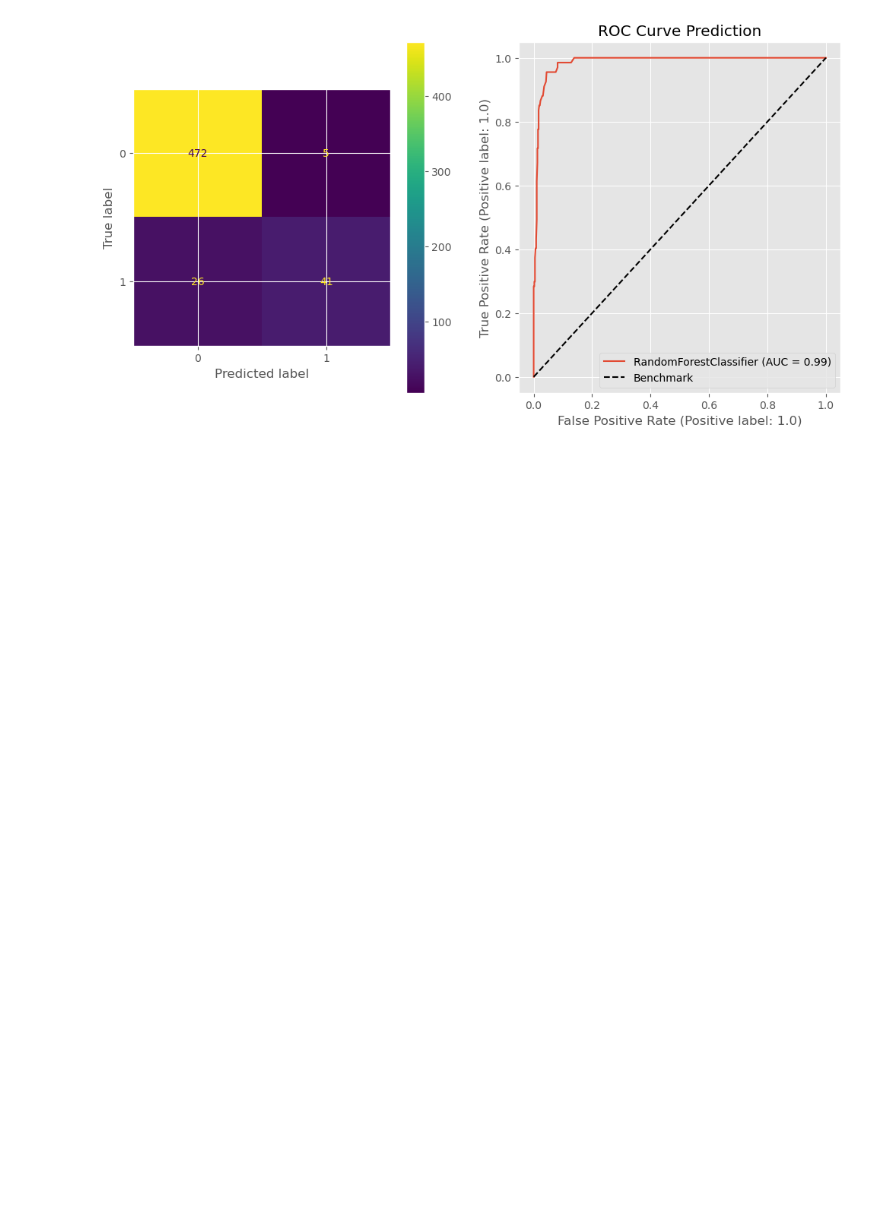
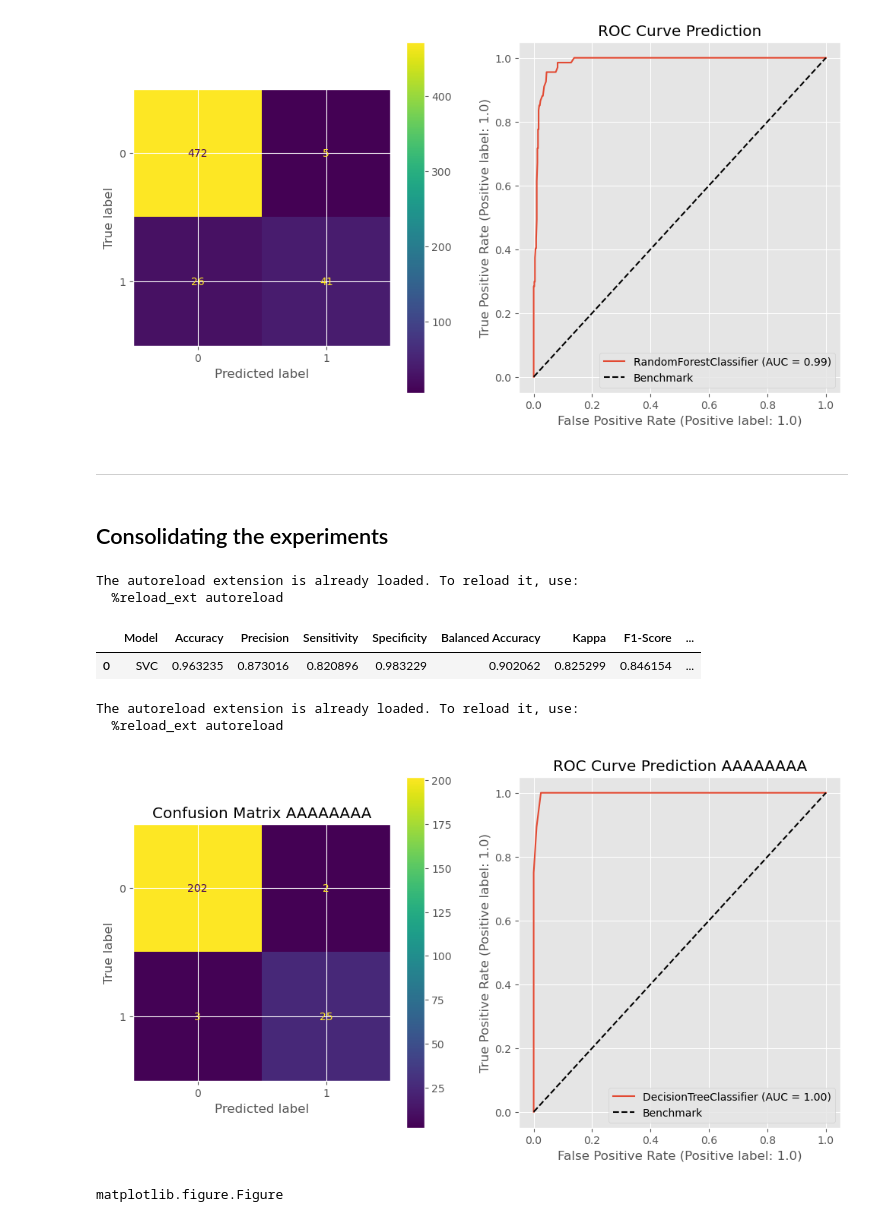
Before and after one commit to SalisEduardo/Projeto-PTC3567, a Jupyter notebook: classification_basic_approch.ipynb, the cells around one changed output. Drawn from its saved outputs; the diff is of its cells as text; code cells hidden in the pictures; blank space fills up the shorter version.

Commit message:
Generalize experiments and update  metrics module

```diff
--- a/classification_basic_approch.ipynb
+++ b/classification_basic_approch.ipynb
@@ -606,3 +623,36 @@ Gini  - Test :  0.97
 ----------------------------------------------------------------------------------------------------
 [figure]
 [figure]
+# %% [markdown]
+-----
+# %% [markdown]
+
+##  Consolidating the experiments
+# %%
+%load_ext autoreload
+%autoreload 2
+
+import utils_FRED_MD.model_evaluation  as me
+
+me.get_metrics_table(best_svm_kernel , y_test, X_test_norm)
+# %% [output]
+The autoreload extension is already loaded. To reload it, use:
+  %reload_ext autoreload
+|  | Model | Accuracy | Precision | Sensitivity | Specificity | Balanced Accuracy | Kappa | F1-Score | ... |
+| 0 | SVC | 0.963235 | 0.873016 | 0.820896 | 0.983229 | 0.902062 | 0.825299 | 0.846154 | ... |
+# %%
+%load_ext autoreload
+%autoreload 2
+
+import utils_FRED_MD.model_evaluation  as me
+
+figu = me.plot_classification_metrics(best_DT,y_train,X_train_norm,model_name='AAAAAAAA' )
+#sme.plot_classification_metrics(best_DT,y_test,X_test_norm ,model_name='AAAAAAAA')
+# %% [output]
+The autoreload extension is already loaded. To reload it, use:
+  %reload_ext autoreload
+[figure, added]
+# %%
+type(figu)
+# %% [output]
+matplotlib.figure.Figure
```
Also changed, not shown: parts of 14 cells of this notebook, 48 other files.
